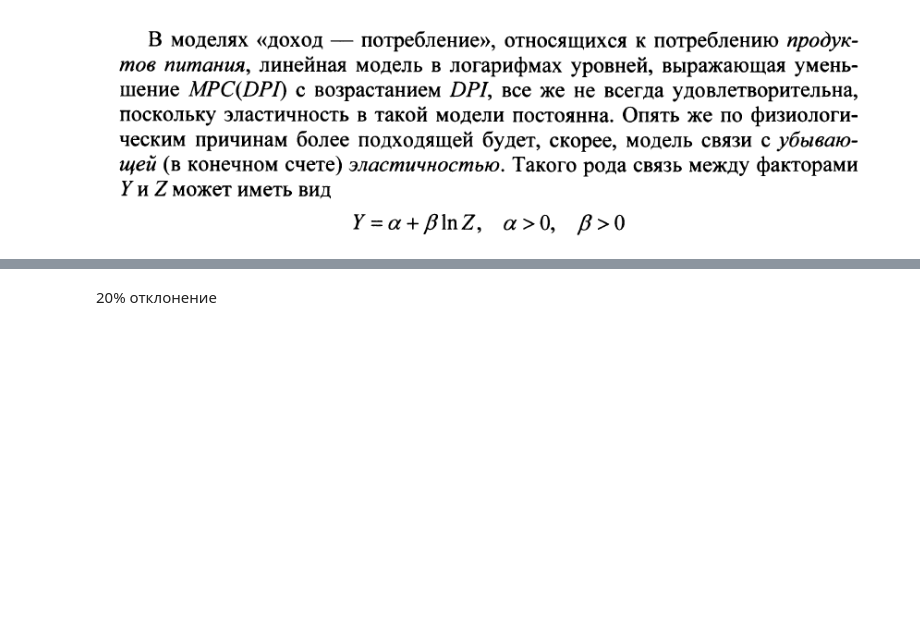
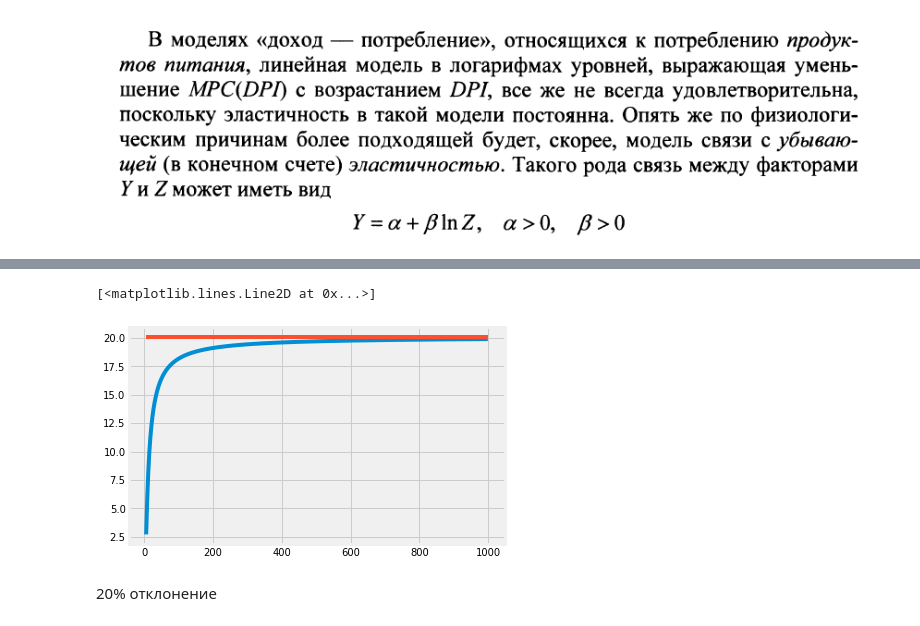
Before and after one commit to pekshin/Discovering-LSE, a Jupyter notebook: Econometric.ipynb, the cells around one changed output, grey strips where cells are left out. Saved outputs shown, nothing was run; the diff lists cells and outputs as text; code cells hidden in the pictures; blank space fills up the shorter version.

```diff
--- a/Econometric.ipynb
+++ b/Econometric.ipynb
@@ -143,2 +147,13 @@ TSS =  4.440892098500626e-16
+# %%
+def f(x,alpha,beta):
+    return (np.exp(alpha-beta/x))
+
+x_list = [i for i in range(5,1000) ]
+y_list = [f(i,3,10) for i in x_list]
+plt.plot(x_list, y_list)
+plt.plot([i for i in range(5,1000)], [20.09 for i in range(5,1000)])
+# %% [output]
+[<matplotlib.lines.Line2D at 0x...>]
+[figure, added]
 # %% [markdown]
 20% отклонение
```
Also changed, not shown: parts of 2 cells of this notebook, 3 other files.
